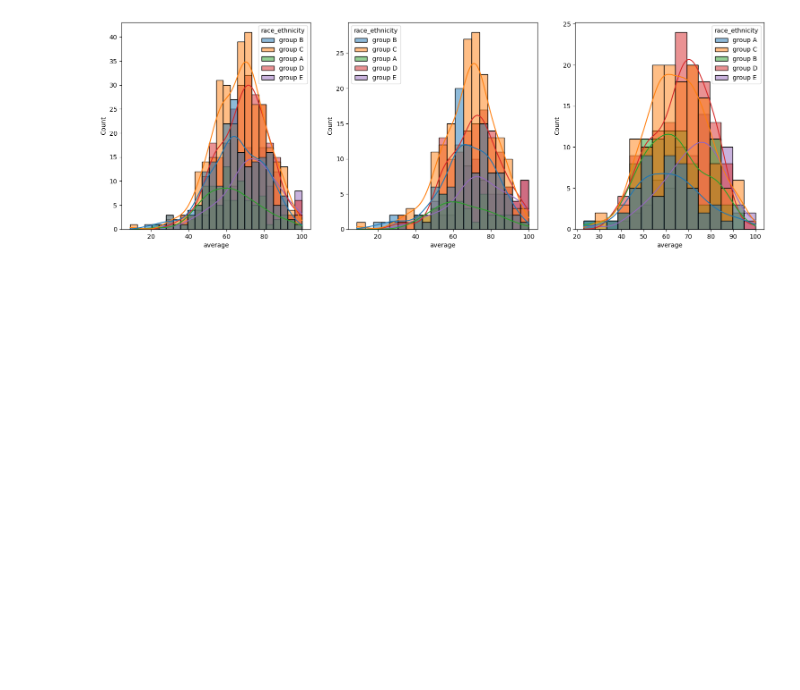
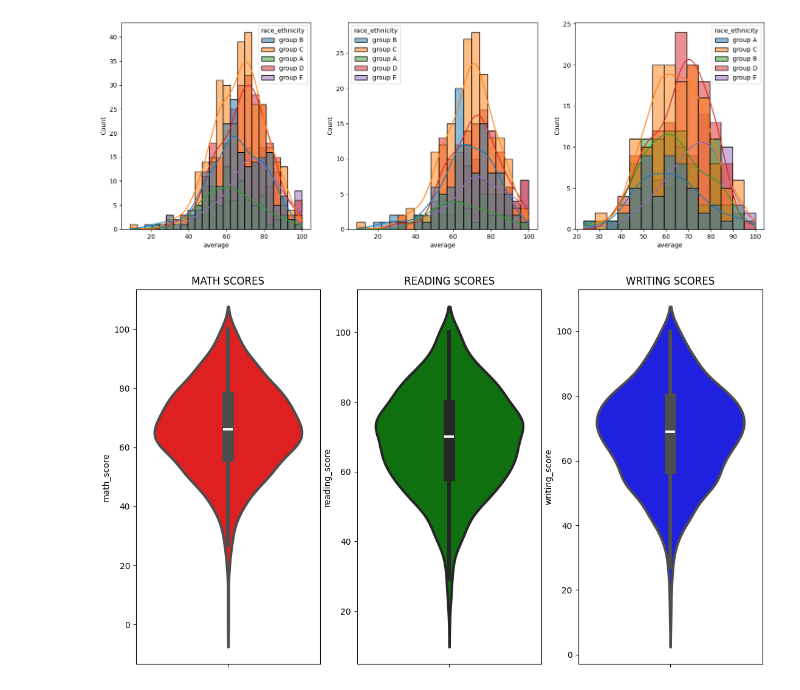
Before and after one commit to Prateek07-Kumar/End-To-End-ML-Project-With-Deployment, a Jupyter notebook: notebook/EDA-STUDENT-PERFORMANCE .ipynb, the cells around one changed output. Drawn from its saved outputs; the diff is of its cells as text; code cells hidden in the pictures; blank space fills up the shorter version.

```diff
--- a/notebook/EDA-STUDENT-PERFORMANCE .ipynb
+++ b/notebook/EDA-STUDENT-PERFORMANCE .ipynb
@@ -211,6 +211,20 @@ ax =sns.histplot(data=df[df.gender=='male'],x='average',kde=True,hue='race_ethni
 plt.show()
 # %% [output]
 [figure]
+# %%
+plt.figure(figsize=(18,8))
+plt.subplot(1, 4, 1)
+plt.title('MATH SCORES')
+sns.violinplot(y='math_score',data=df,color='red',linewidth=3)
+plt.subplot(1, 4, 2)
+plt.title('READING SCORES')
+sns.violinplot(y='reading_score',data=df,color='green',linewidth=3)
+plt.subplot(1, 4, 3)
+plt.title('WRITING SCORES')
+sns.violinplot(y='writing_score',data=df,color='blue',linewidth=3)
+plt.show()
+# %% [output]
+[figure, added]
 # %%
 df
 # %% [output]
```
